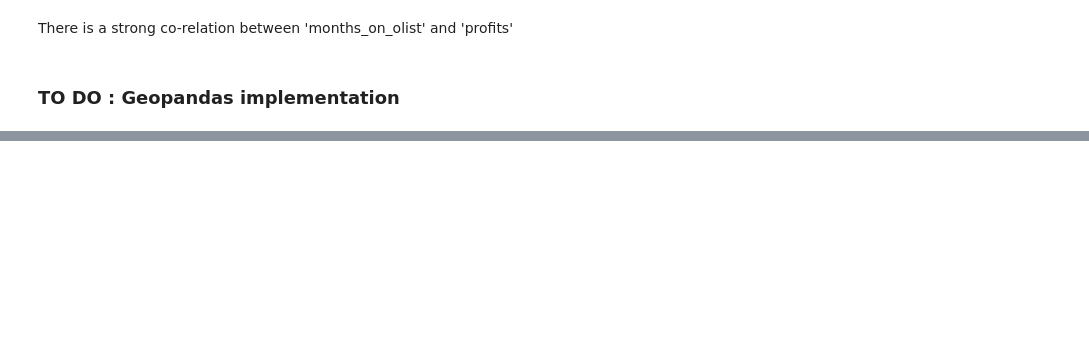
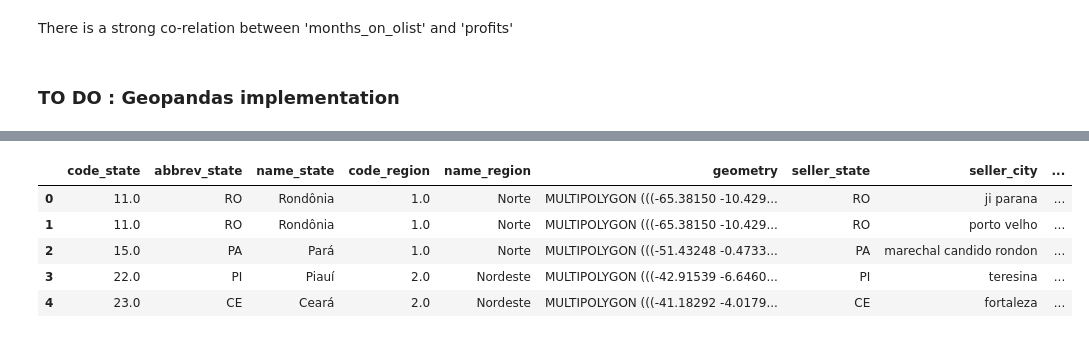
Before and after one commit to tanushrin/data-recap_ceo_request, a Jupyter notebook: CEO-Request Challenge_Brazil.ipynb, the cells around one changed output, grey strips where cells are left out. Cells and saved outputs as stored; diff of their text form; code cells hidden in the pictures; blank space fills up the shorter version.

```diff
--- a/CEO-Request Challenge_Brazil.ipynb
+++ b/CEO-Request Challenge_Brazil.ipynb
@@ -363,0 +407,15 @@ There is a strong co-relation between 'months_on_olist' and 'profits' </br>
+# %%
+states_profits = sellers_df.groupby(['seller_state', 'seller_city']).agg({'profits': 'sum'}).sort_values(by='profits', ascending=False).reset_index()
+#states_profits
+
+
+# join the databases
+states = states.merge(states_profits, left_on='abbrev_state', right_on='seller_state')
+states.head(5)
+# %% [output]
+|  | code_state | abbrev_state | name_state | code_region | name_region | geometry | seller_state | seller_city | ... |
+| 0 | 11.0 | RO | Rondônia | 1.0 | Norte | MULTIPOLYGON (((-65.38150 -10.429... | RO | ji parana | ... |
+| 1 | 11.0 | RO | Rondônia | 1.0 | Norte | MULTIPOLYGON (((-65.38150 -10.429... | RO | porto velho | ... |
+| 2 | 15.0 | PA | Pará | 1.0 | Norte | MULTIPOLYGON (((-51.43248 -0.4733... | PA | marechal candido rondon | ... |
+| 3 | 22.0 | PI | Piauí | 2.0 | Nordeste | MULTIPOLYGON (((-42.91539 -6.6460... | PI | teresina | ... |
+| 4 | 23.0 | CE | Ceará | 2.0 | Nordeste | MULTIPOLYGON (((-41.18292 -4.0179... | CE | fortaleza | ... |
```
Also changed, not shown: parts of 9 cells of this notebook.
